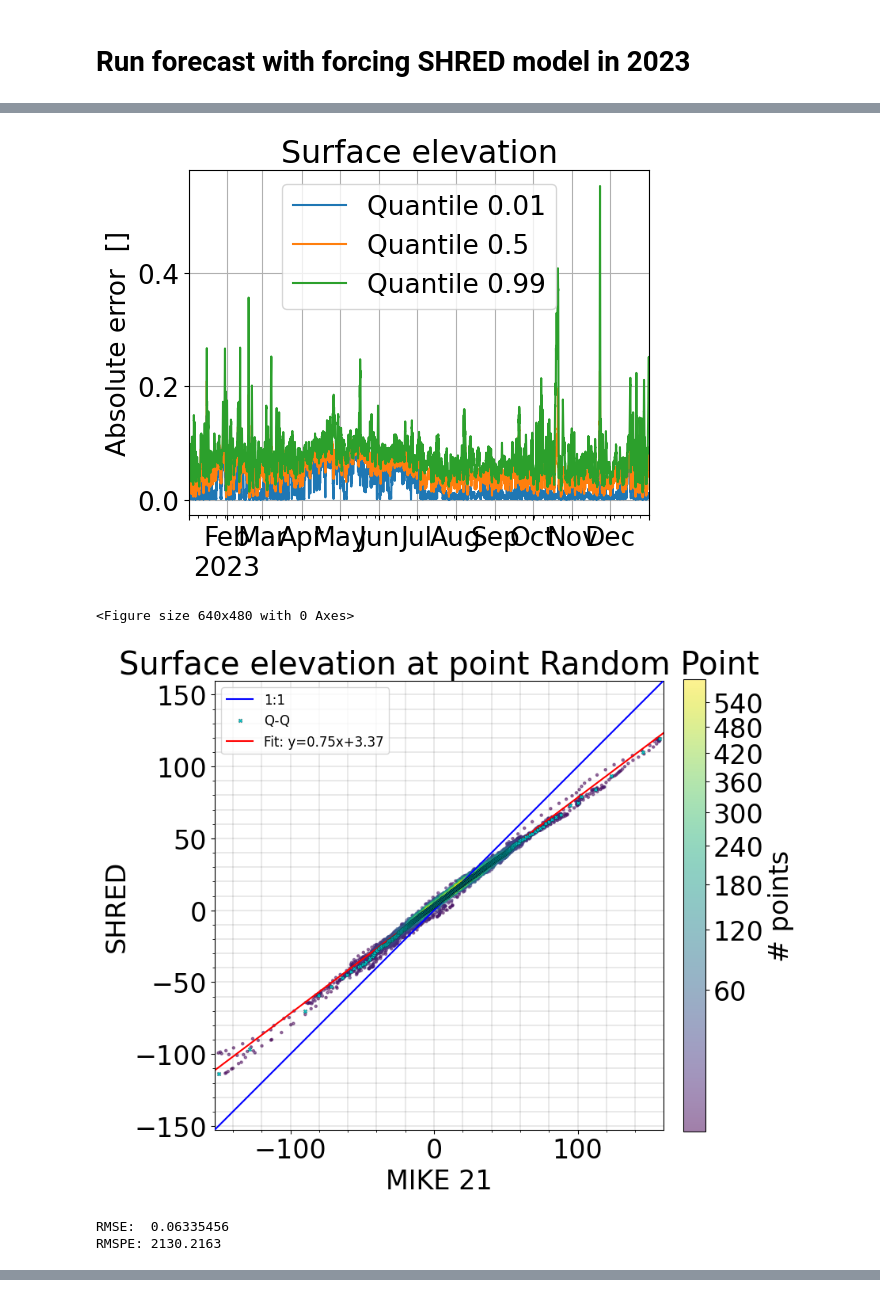
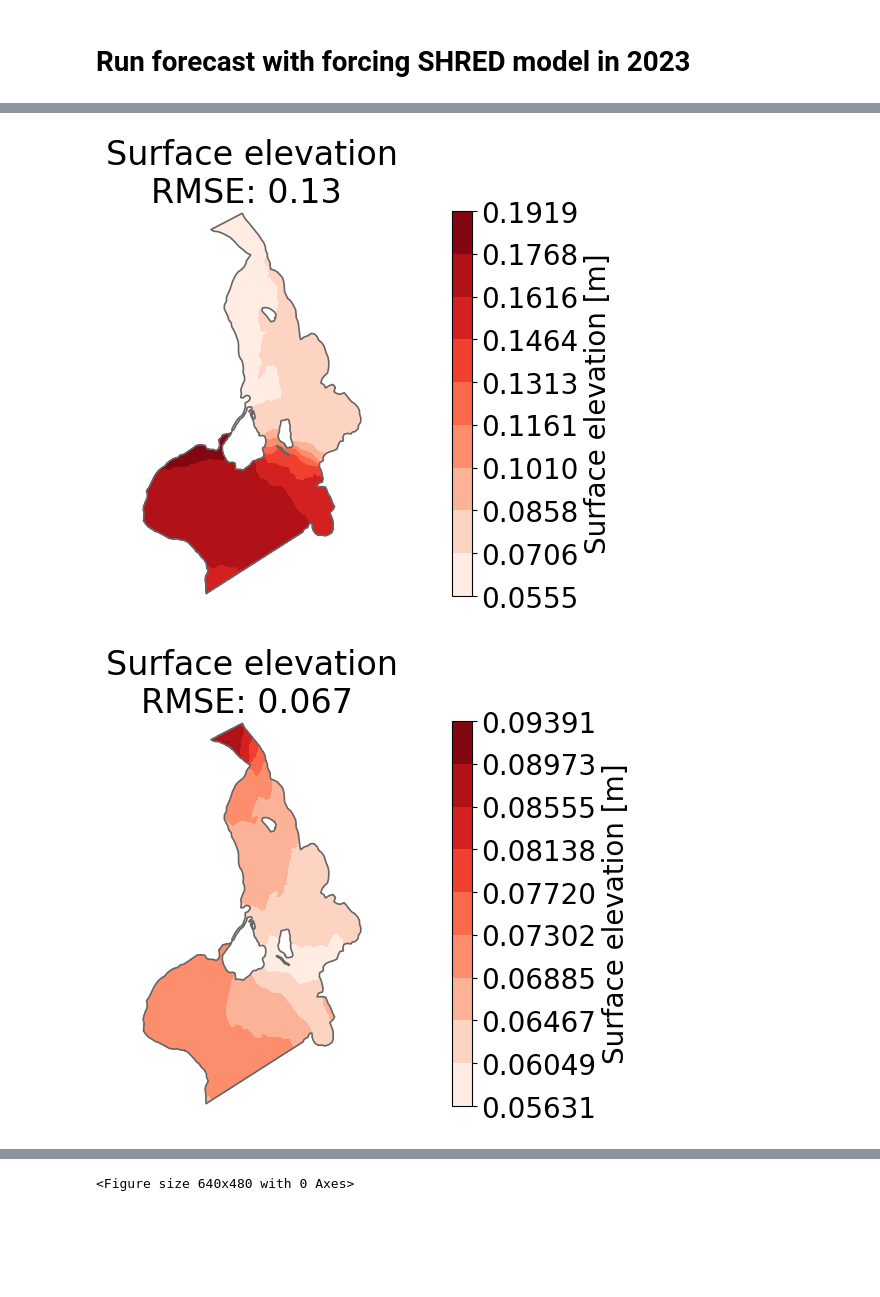
Before and after one commit to FrejaTerpPetersen/pyshred, a Jupyter notebook: Øresund_reconstruction.ipynb, the cells around one changed output, grey strips where cells are left out. Saved outputs shown, nothing was run; the diff lists cells and outputs as text; code cells hidden in the pictures; blank space fills up the shorter version.

```diff
--- a/Øresund_reconstruction.ipynb
+++ b/Øresund_reconstruction.ipynb
@@ -20,15 +20,15 @@ lags = 52
 sensor_locations = np.array([2849,   41, 2452])
 np.save("Data/sensor_locations.npy",sensor_locations)
 # %%
-data_times = slice("2022-01-01", "2022-04-30")
+data_times = slice("2022-01-01", "2022-12-31")
 
 # Load and save boundary data
-ds = mikeio.read("Data/oresund/BC_SFC_North_2D_2014-2024.dfs1",time=data_times, items=[0])
+ds = mikeio.read("Data/oresund/BC_SFC_North_2D_2014-2024.dfs1",time=data_times)
 # ds.to_dfs("Data/oresund/BCn.dfs1")
 ds.to_dfs("Data/oresund/BCn_1y.dfs1")
 print(f"There are {ds.geometry.x.shape[0]} points in the North boundary")
 
-ds = mikeio.read("Data/oresund/BC_SFC_South_2D_2014-2024.dfs1",time=data_times, items=[0])
+ds = mikeio.read("Data/oresund/BC_SFC_South_2D_2014-2024.dfs1",time=data_times)
 # ds.to_dfs("Data/oresund/BCs.dfs1")
 ds.to_dfs("Data/oresund/BCs_1y.dfs1")
 print(f"There are {ds.geometry.x.shape[0]} points in the South boundary")
@@ -232,16 +240,11 @@ plot_RMSE_spatial(ds_pred,ds_true, None, config=None, fig_name_prefix="",cmap_er
-# %%
-plot_abs_err_quantiles(ds_pred,ds_true,fig_path=None,fig_name_prefix="",config=None,save_fig = False, show_fig = True,var_names=None,q=[0.05,0.5,0.95])
-# %% [output]
-[figure, removed]
-# %%
-config = {'plot_point_position': [12.5,55.5],
-          'plot_point_name': "Random Point",}
-plot_scatter(ds_pred,ds_true,mod_name="SHRED",fig_path=None,fig_name_prefix="",config=config,save_fig=False, show_fig=True,var_names=None)
-# %% [output]
-<Figure size 640x480 with 0 Axes>
-[figure, removed]
-# %%
-compute_RMSES(ds_pred[0].values,ds_true[0].values)
-# %% [output]
-RMSE:  0.06335456
-RMSPE: 2130.2163
+# %%
+date = "17-05-2023"
+plot_RMSE_spatial(ds_pred.sel(time=date),ds_true.sel(time=date), None, config=None, fig_name_prefix="",cmap_err="Reds",save_fig = False, show_fig = True,var_names=None)
+plot_RMSE_spatial(ds_pred,ds_true, None, config=None, fig_name_prefix="",cmap_err="Reds",save_fig = False, show_fig = True,var_names=None)
+plot_abs_err_quantiles(ds_pred,ds_true,fig_path=None,fig_name_prefix="",config=None,save_fig = False, show_fig = True,var_names=None,q=[0.05,0.5,0.95])
+config = {'plot_point_position': [12.5,55.5],
+          'plot_point_name': "Random Point",}
+plot_scatter(ds_pred,ds_true,mod_name="SHRED",fig_path=None,fig_name_prefix="",config=config,save_fig=False, show_fig=True,var_names=None)
+# %% [output]
+[figure, added]
+[figure, added]
@@ -247,0 +252 @@ RMSPE: 2130.2163
+<Figure size 640x480 with 0 Axes>
```
Also changed, not shown: parts of 15 cells of this notebook, 1 other file.
